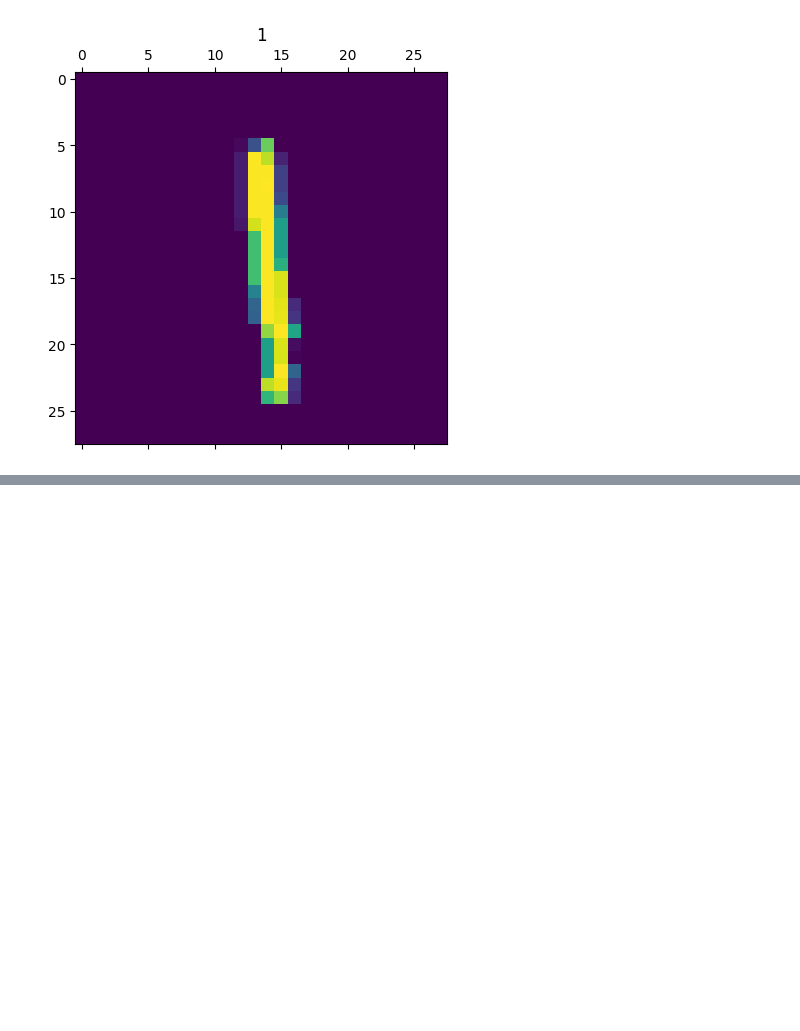
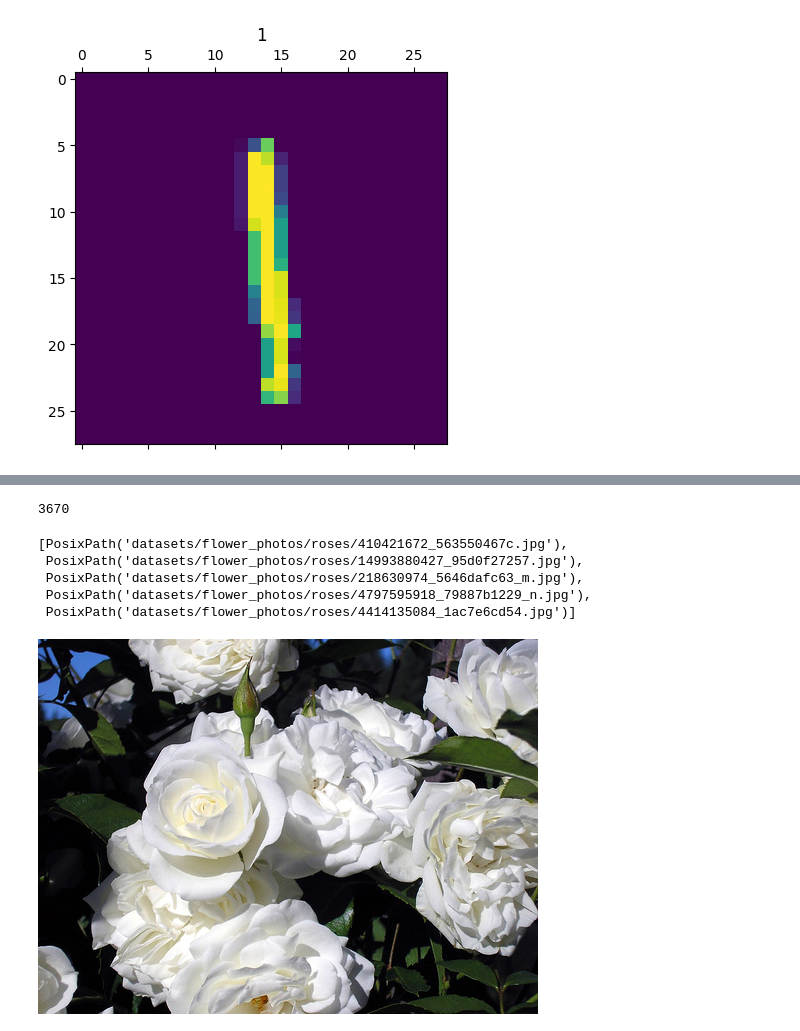
Before and after one commit to Surajpatra700/Deep-Learning_Project, a Jupyter notebook: Computer_Vision.ipynb, the cells around one changed output, grey strips where cells are left out. Saved outputs shown, nothing was run; the diff lists cells and outputs as text; code cells hidden in the pictures; blank space fills up the shorter version.

```diff
--- a/Computer_Vision.ipynb
+++ b/Computer_Vision.ipynb
@@ -271,0 +286,3 @@ cnn.evaluate(X_test,y_test)
+# %%
+dataset_url = "https://storage.googleapis.com/download.tensorflow.org/example_images/flower_photos.tgz"
+data_dir = tf.keras.utils.get_file('flower_photos',origin=dataset_url, cache_dir='.', untar=True) # get_file is func. in tf that gets the dataset_url downloaded in 'flower_photos' directory '.' i.e within root directory & untar=True means as it is a zip file it will unzip it
@@ -271,0 +293,4 @@ cnn.evaluate(X_test,y_test)
+# %%
+import pathlib
+data_dir = pathlib.Path(data_dir)
+data_dir
@@ -271,0 +319,18 @@ cnn.evaluate(X_test,y_test)
+# %%
+image_count = len(list(data_dir.glob("*/*.jpg")))
+image_count
+# %% [output]
+3670
+# %%
+roses = list(data_dir.glob('roses/*'))
+roses[:5]
+# %% [output]
+[PosixPath('datasets/flower_photos/roses/410421672_563550467c.jpg'),
+ PosixPath('datasets/flower_photos/roses/14993880427_95d0f27257.jpg'),
+ PosixPath('datasets/flower_photos/roses/218630974_5646dafc63_m.jpg'),
+ PosixPath('datasets/flower_photos/roses/4797595918_79887b1229_n.jpg'),
+ PosixPath('datasets/flower_photos/roses/4414135084_1ac7e6cd54.jpg')]
+# %%
+PIL.Image.open(str(roses[0]))
+# %% [output]
+[figure, added]
```
Also changed, not shown: parts of 27 cells of this notebook.
